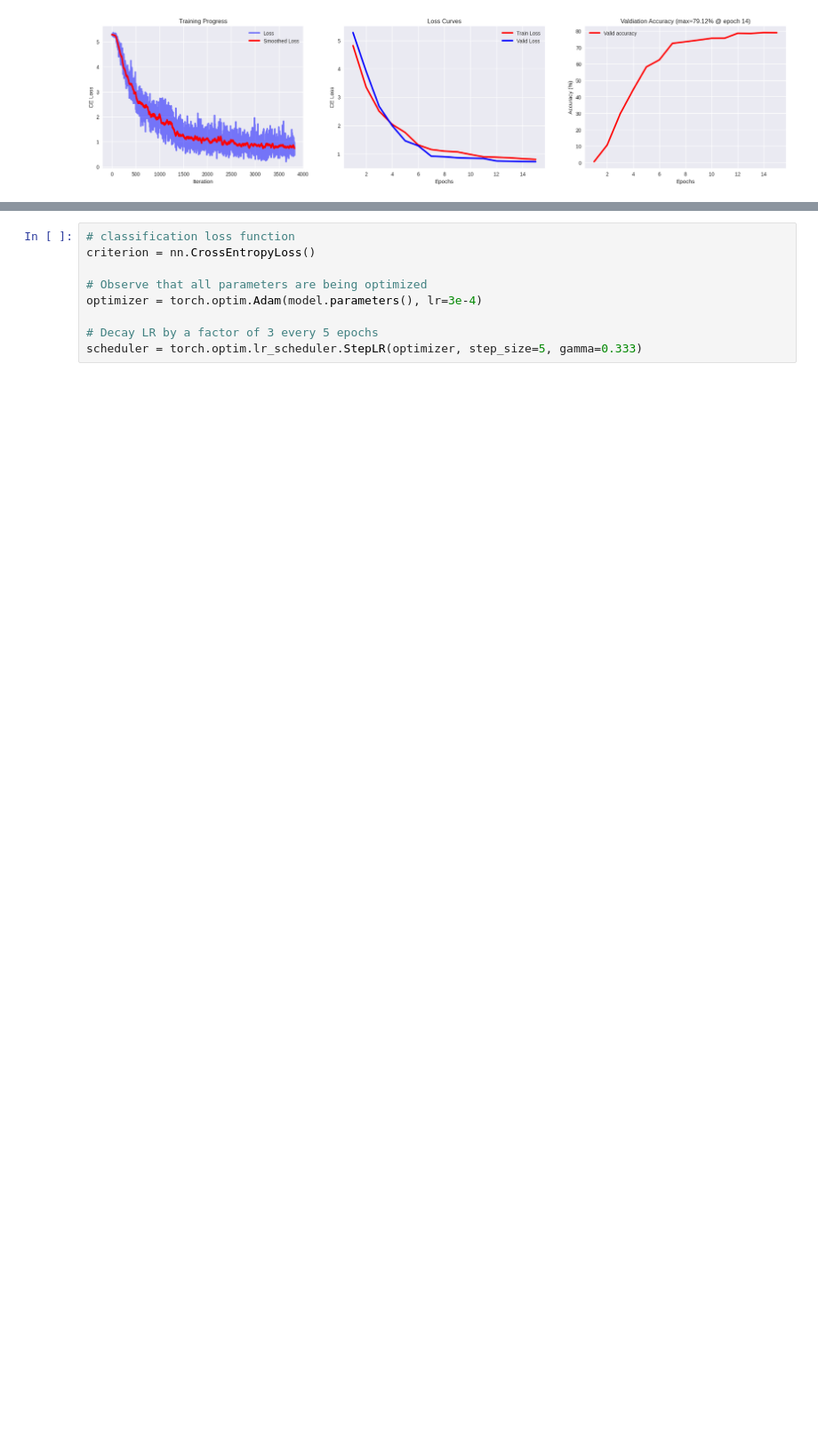
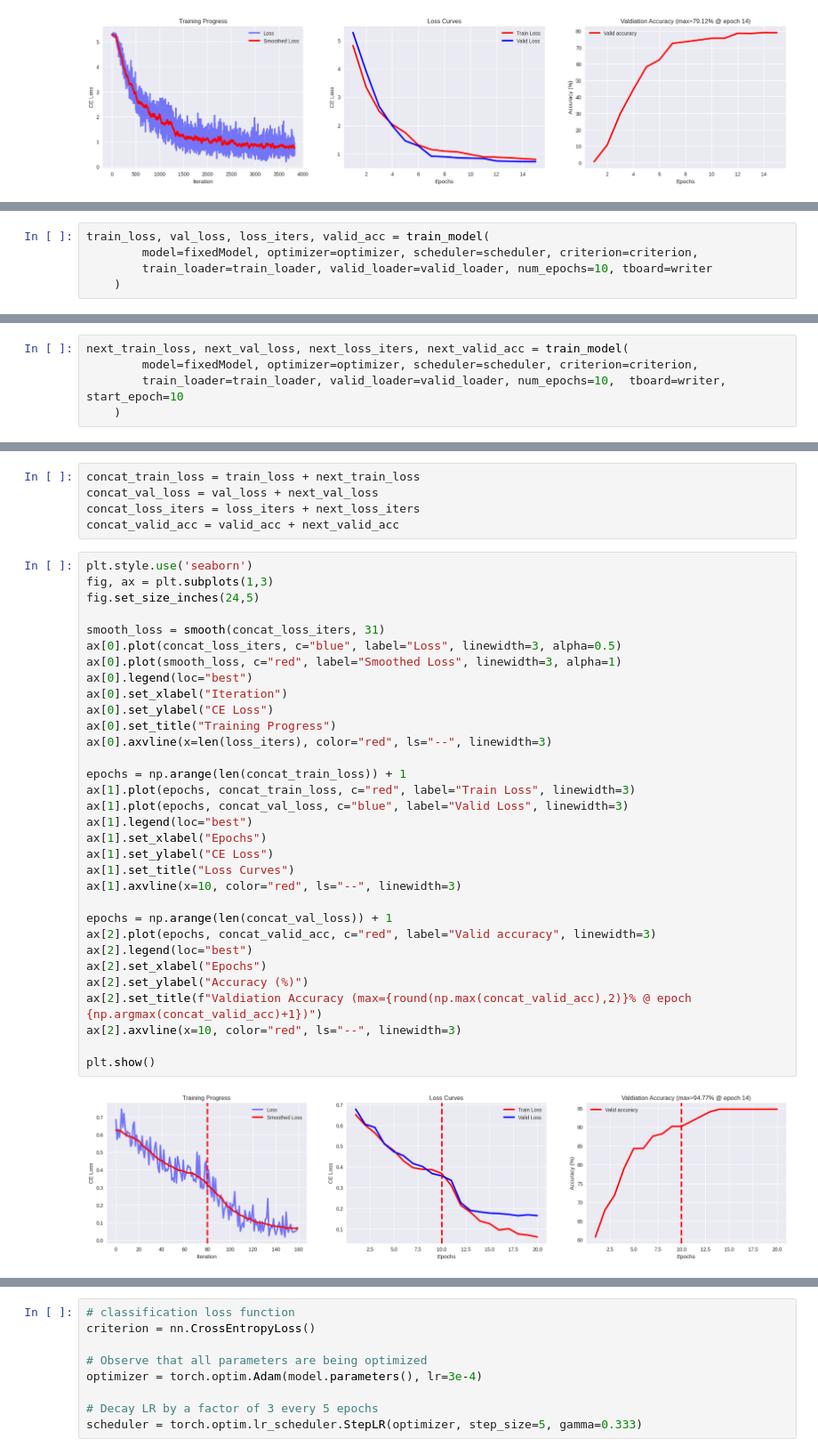
Before and after one commit to Mridul-Krishnan/CudaLab24, a Jupyter notebook: Lab Work/CUDA_Assignment_3.ipynb, the cells around one changed output, grey strips where cells are left out. Shown at 89% size. Drawn from its saved outputs; the diff is of its cells as text; blank space fills up the shorter version.

```diff
--- a/Lab Work/CUDA_Assignment_3.ipynb
+++ b/Lab Work/CUDA_Assignment_3.ipynb
@@ -540,0 +641,5 @@ plt.show()
+# %%
+train_loss, val_loss, loss_iters, valid_acc = train_model(
+        model=fixedModel, optimizer=optimizer, scheduler=scheduler, criterion=criterion,
+        train_loader=train_loader, valid_loader=valid_loader, num_epochs=10, tboard=writer
+    )
@@ -540,0 +674,5 @@ plt.show()
+# %%
+next_train_loss, next_val_loss, next_loss_iters, next_valid_acc = train_model(
+        model=fixedModel, optimizer=optimizer, scheduler=scheduler, criterion=criterion,
+        train_loader=train_loader, valid_loader=valid_loader, num_epochs=10,  tboard=writer, start_epoch=10
+    )
@@ -540,0 +695,39 @@ plt.show()
+# %%
+concat_train_loss = train_loss + next_train_loss
+concat_val_loss = val_loss + next_val_loss
+concat_loss_iters = loss_iters + next_loss_iters
+concat_valid_acc = valid_acc + next_valid_acc
+# %%
+plt.style.use('seaborn')
+fig, ax = plt.subplots(1,3)
+fig.set_size_inches(24,5)
+
+smooth_loss = smooth(concat_loss_iters, 31)
+ax[0].plot(concat_loss_iters, c="blue", label="Loss", linewidth=3, alpha=0.5)
+ax[0].plot(smooth_loss, c="red", label="Smoothed Loss", linewidth=3, alpha=1)
+ax[0].legend(loc="best")
+ax[0].set_xlabel("Iteration")
+ax[0].set_ylabel("CE Loss")
+ax[0].set_title("Training Progress")
+ax[0].axvline(x=len(loss_iters), color="red", ls="--", linewidth=3)
+
+epochs = np.arange(len(concat_train_loss)) + 1
+ax[1].plot(epochs, concat_train_loss, c="red", label="Train Loss", linewidth=3)
+ax[1].plot(epochs, concat_val_loss, c="blue", label="Valid Loss", linewidth=3)
+ax[1].legend(loc="best")
+ax[1].set_xlabel("Epochs")
+ax[1].set_ylabel("CE Loss")
+ax[1].set_title("Loss Curves")
+ax[1].axvline(x=10, color="red", ls="--", linewidth=3)
+
+epochs = np.arange(len(concat_val_loss)) + 1
+ax[2].plot(epochs, concat_valid_acc, c="red", label="Valid accuracy", linewidth=3)
+ax[2].legend(loc="best")
+ax[2].set_xlabel("Epochs")
+ax[2].set_ylabel("Accuracy (%)")
+ax[2].set_title(f"Valdiation Accuracy (max={round(np.max(concat_valid_acc),2)}% @ epoch {np.argmax(concat_valid_acc)+1})")
+ax[2].axvline(x=10, color="red", ls="--", linewidth=3)
+
+plt.show()
+# %% [output]
+[figure, added]
```
Also changed, not shown: parts of 58 cells of this notebook.
